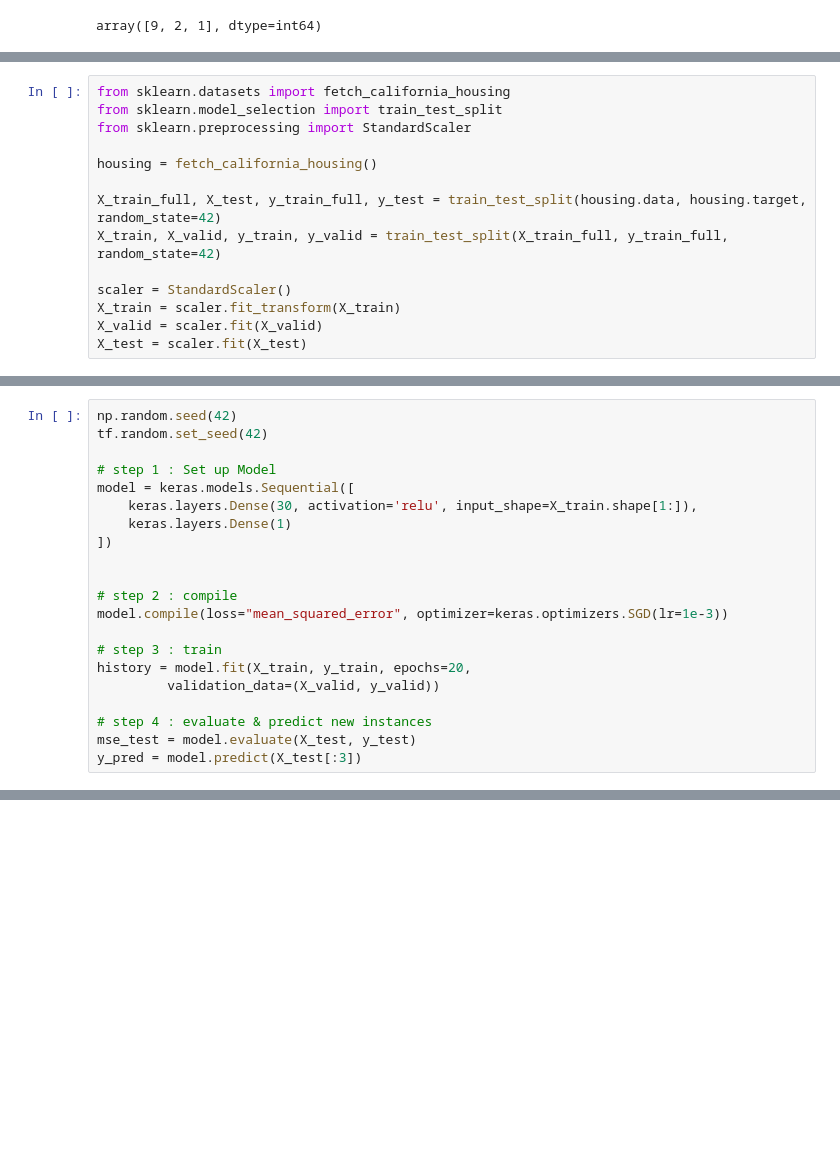
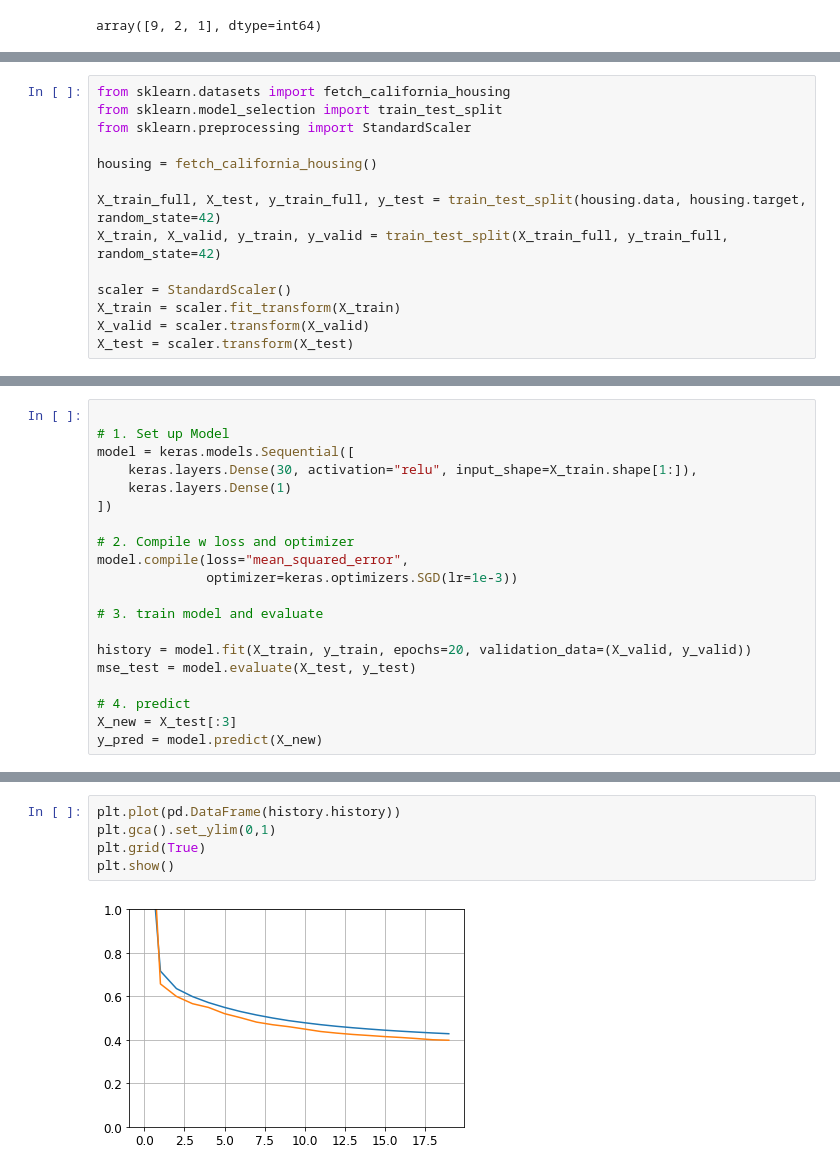
Before and after one commit to Svensone/handson-MachineLearning, a Jupyter notebook: 001 Ch. 10 ANN .ipynb, the cells around one changed output, grey strips where cells are left out. Drawn from its saved outputs; the diff is of its cells as text; blank space fills up the shorter version.

```diff
--- a/001 Ch. 10 ANN .ipynb
+++ b/001 Ch. 10 ANN .ipynb
@@ -395,5 +403,5 @@ X_train, X_valid, y_train, y_valid = train_test_split(X_train_full, y_train_full
 
 scaler = StandardScaler()
 X_train = scaler.fit_transform(X_train)
-X_valid = scaler.fit(X_valid)
-X_test = scaler.fit(X_test)
+X_valid = scaler.transform(X_valid)
+X_test = scaler.transform(X_test)
@@ -400,22 +411,21 @@ X_test = scaler.fit(X_test)
 # %%
-np.random.seed(42)
-tf.random.set_seed(42)
 
-# step 1 : Set up Model
+# 1. Set up Model
 model = keras.models.Sequential([
-    keras.layers.Dense(30, activation='relu', input_shape=X_train.shape[1:]),
+    keras.layers.Dense(30, activation="relu", input_shape=X_train.shape[1:]),
     keras.layers.Dense(1)
 ])
 
+# 2. Compile w loss and optimizer
+model.compile(loss="mean_squared_error",
+              optimizer=keras.optimizers.SGD(lr=1e-3))
 
-# step 2 : compile
-model.compile(loss="mean_squared_error", optimizer=keras.optimizers.SGD(lr=1e-3))
+# 3. train model and evaluate
 
-# step 3 : train
-history = model.fit(X_train, y_train, epochs=20,
-         validation_data=(X_valid, y_valid))
+history = model.fit(X_train, y_train, epochs=20, validation_data=(X_valid, y_valid))
+mse_test = model.evaluate(X_test, y_test)
 
-# step 4 : evaluate & predict new instances
-mse_test = model.evaluate(X_test, y_test)
-y_pred = model.predict(X_test[:3])
+# 4. predict
+X_new = X_test[:3]
+y_pred = model.predict(X_new)
 # %% [output]
@@ -422,0 +449,7 @@ ValueError: Failed to find data adapter that can handle input: <class 'sklearn.p
+# %%
+plt.plot(pd.DataFrame(history.history))
+plt.gca().set_ylim(0,1)
+plt.grid(True)
+plt.show()
+# %% [output]
+[figure, added]
```
Also changed, not shown: parts of 27 cells of this notebook, 1 other file.
